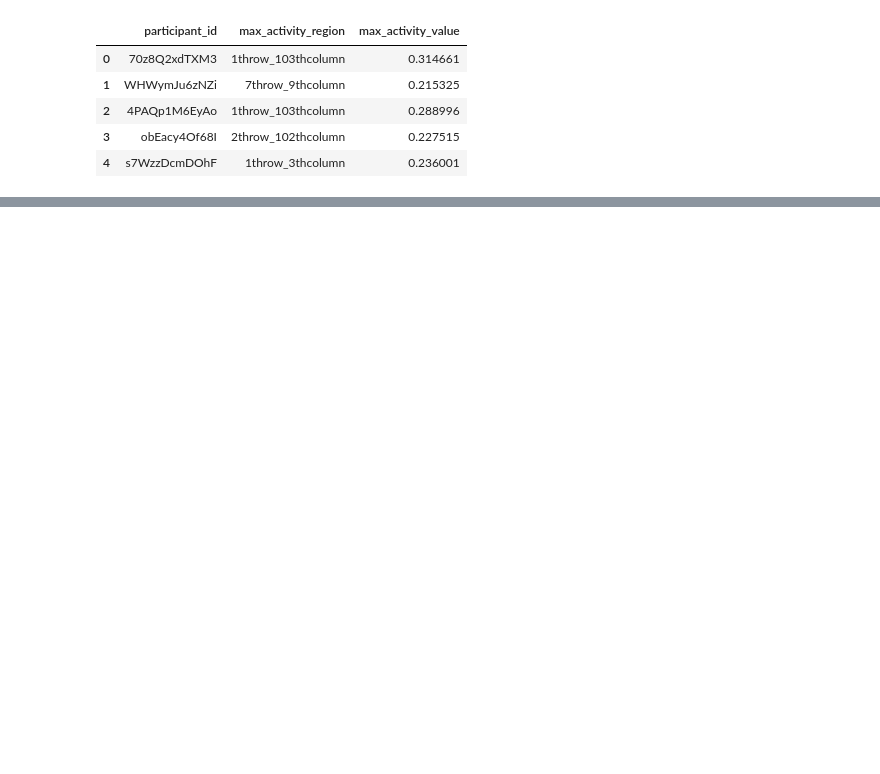
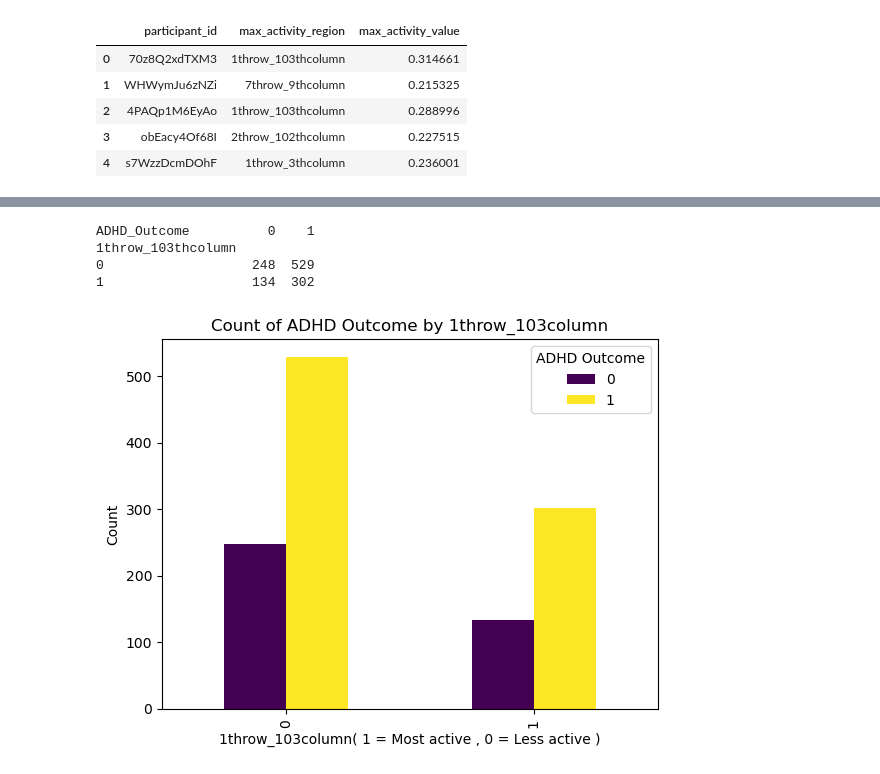
Before and after one commit to fatimahyusof/WiDS, a Jupyter notebook: Wids.ipynb, the cells around one changed output, grey strips where cells are left out. Cells and saved outputs as stored; diff of their text form; code cells hidden in the pictures; blank space fills up the shorter version.

Commit message:
correlation between sex adhd and most active region

```diff
--- a/Wids.ipynb
+++ b/Wids.ipynb
@@ -161,0 +191,11 @@ print(test_FCM_max_sorted)
+# %%
+#one hot encoding on FCM
+train_encoded_FCM = pd.get_dummies(train_FCM_max['max_activity_region'], drop_first=True)
+train_encoded_FCM = train_encoded_FCM.map(lambda x: 1 if x is True else (0 if x is False else x))
+print(train_encoded_FCM)
+
+# Combine encoded columns with the rest of the DataFrame
+train_FCM_final = pd.concat([train_FCM_max, train_encoded_FCM], axis=1)
+
+# ensure it looks correct
+train_FCM_final.head()
@@ -161,0 +227,7 @@ print(test_FCM_max_sorted)
+# %%
+#combine solutions with FCM
+train_FCM_final = train_FCM_final[['participant_id','1throw_103thcolumn']]
+print(train_FCM_final)
+
+train_sol_FCM_final = pd.merge(train_FCM_final, train_Solutions, on = 'participant_id')
+print(train_sol_FCM_final)
@@ -161,0 +252,20 @@ print(test_FCM_max_sorted)
+# %%
+#check correlation of most active region with ADHD outcome
+
+# create contingency table
+ct_ADHD_active_region = pd.crosstab(train_sol_FCM_final['1throw_103thcolumn'], train_sol_FCM_final['ADHD_Outcome'])
+print(ct_ADHD_active_region)
+
+#create stacked bar chart
+ct_ADHD_active_region .plot(kind='bar', colormap='viridis')
+plt.title("Count of ADHD Outcome by 1throw_103column")
+plt.xlabel("1throw_103column( 1 = Most active , 0 = Less active )")
+plt.ylabel("Count")
+plt.legend(title="ADHD Outcome")
+plt.show()
+# %% [output]
+ADHD_Outcome          0    1
+1throw_103thcolumn
+0                   248  529
+1                   134  302
+[figure, added]
```
Also changed, not shown: parts of 16 cells of this notebook.
